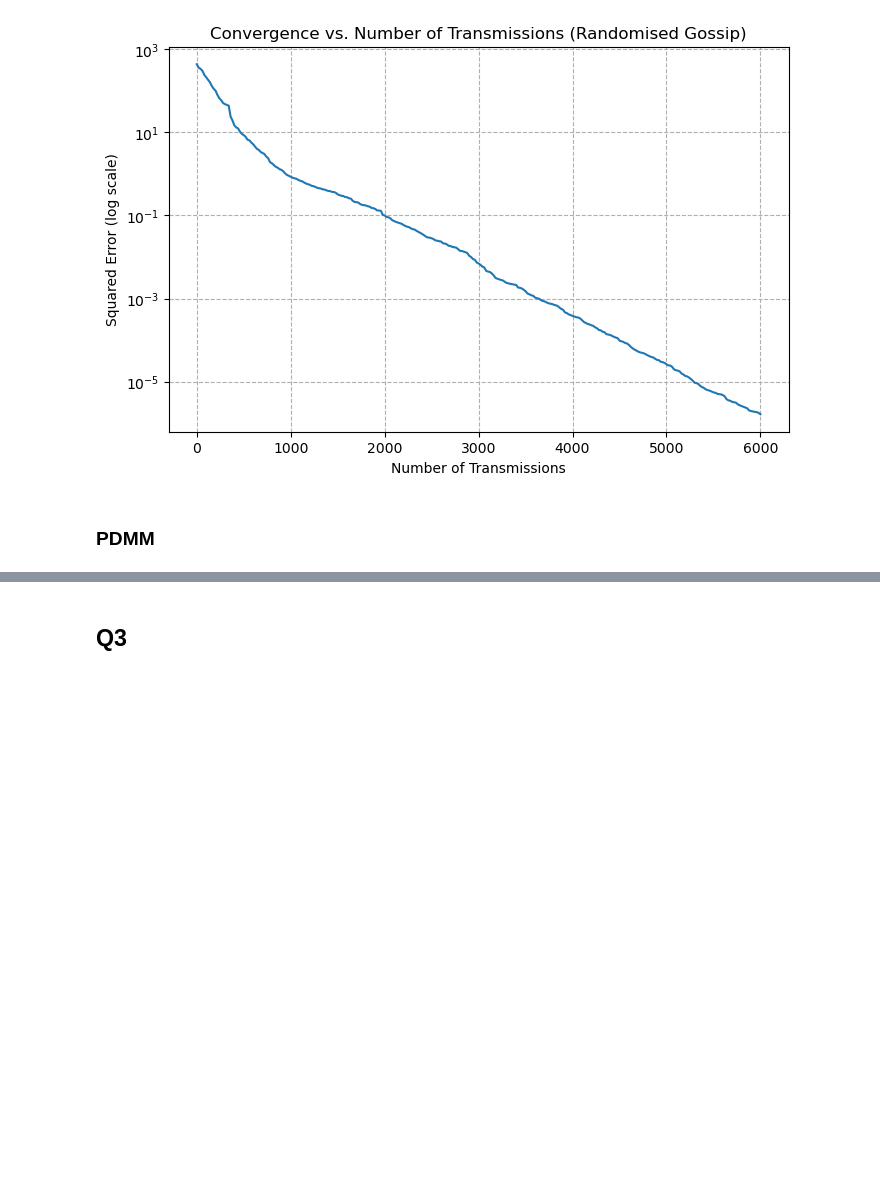
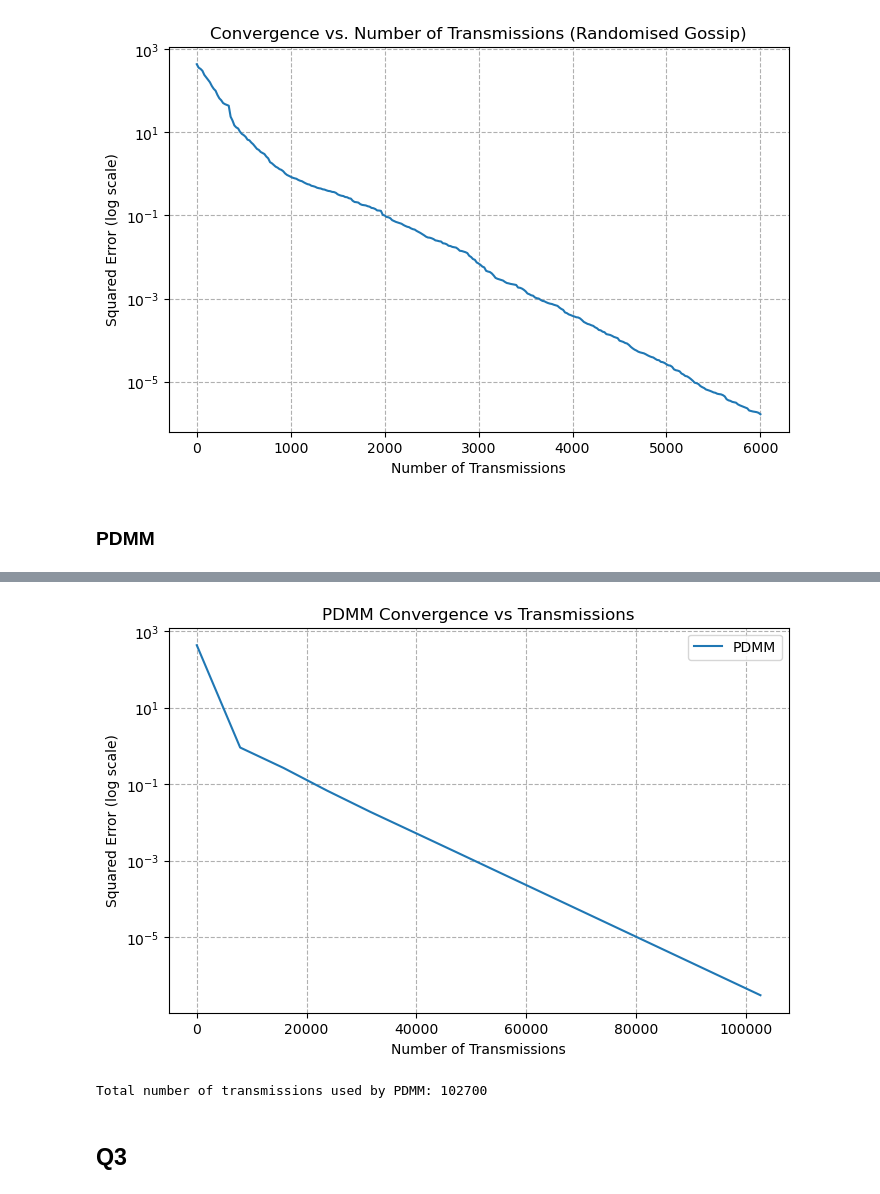
Before and after one commit to YuhanXu718/Distributed, a Jupyter notebook: Project.ipynb, the cells around one changed output, grey strips where cells are left out. Saved outputs shown, nothing was run; the diff lists cells and outputs as text; code cells hidden in the pictures; blank space fills up the shorter version.

```diff
--- a/Project.ipynb
+++ b/Project.ipynb
@@ -203,2 +552,21 @@ plt.show()
+# %%
+# ------------------ Visualization: error vs number of transmissions ------------------
+edge_count = np.sum(adj_matrix) // 2
+x_trans = np.arange(len(history_pdmm['errors'])) * 10 * 2 * edge_count
+plt.figure(figsize=(8, 5))
+plt.semilogy(x_trans, history_pdmm['errors'], label='PDMM')
+plt.xlabel('Number of Transmissions')
+plt.ylabel('Squared Error (log scale)')
+plt.title('PDMM Convergence vs Transmissions')
+plt.grid(True, which='both', linestyle='--')
+plt.legend()
+plt.show()
+# %% [output]
+[figure, added]
+# %%
+# ------------------ Output total number of transmissions ------------------
+print("Total number of transmissions used by PDMM:", history_pdmm['transmissions'])
+# %% [output]
+Total number of transmissions used by PDMM: 102700
 # %% [markdown]
 ## Q3
```
Also changed, not shown: parts of 11 cells of this notebook.
